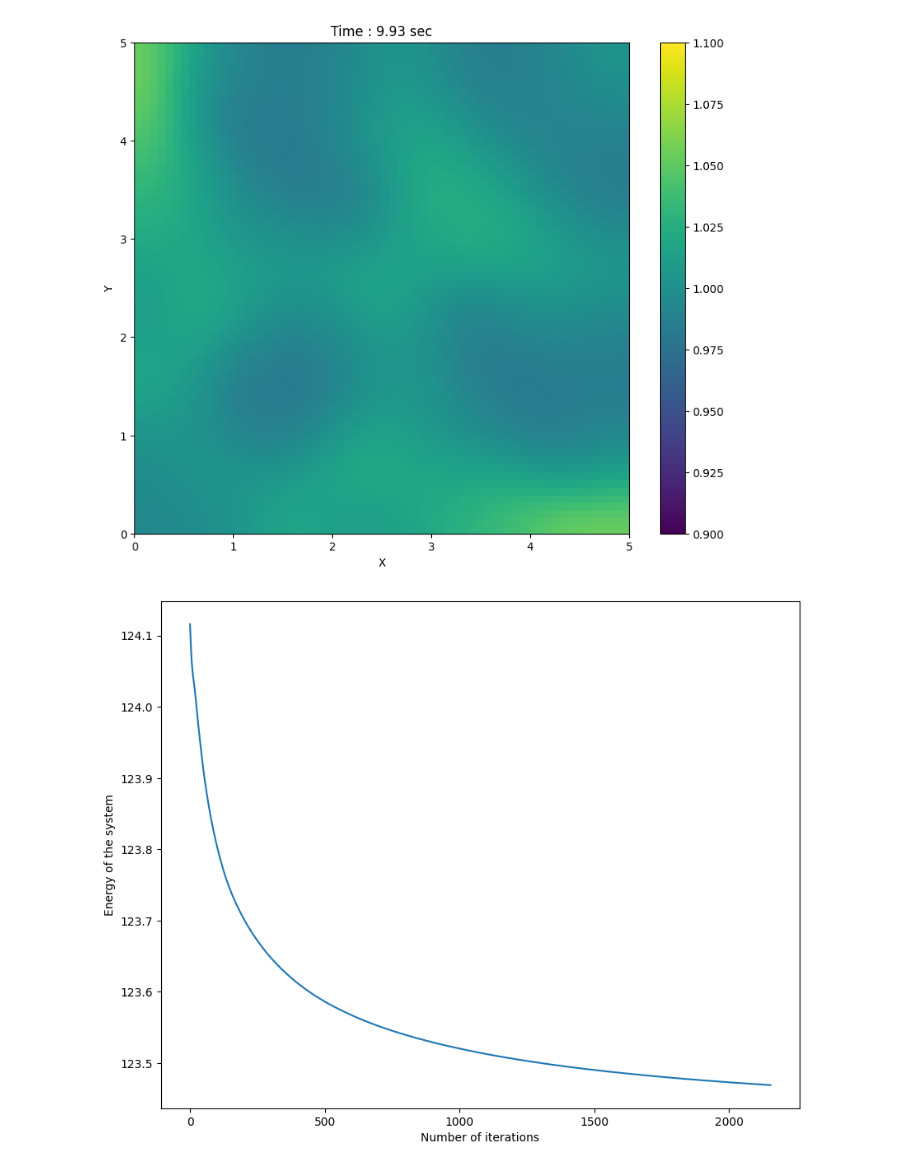
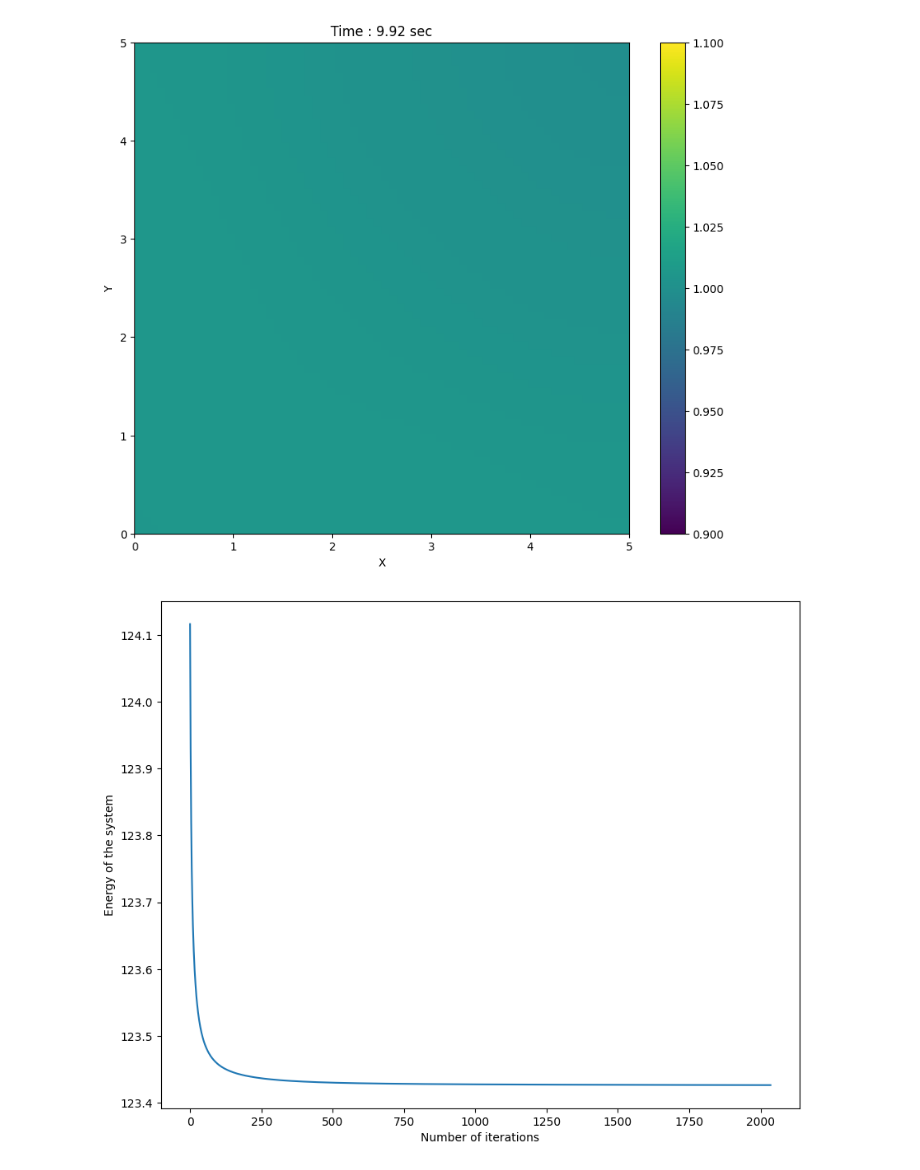
Before and after one commit to sparram/non_linear_pdes, a Jupyter notebook: 04_shallow_water_2d.ipynb, the cells around one changed output. Saved outputs shown, nothing was run; the diff lists cells and outputs as text; code cells hidden in the pictures.

```diff
--- a/04_shallow_water_2d.ipynb
+++ b/04_shallow_water_2d.ipynb
@@ -38,7 +38,7 @@ def rusanovX(qL, qR):
     velL, velR = np.abs(uL) + np.sqrt(grav * hL), np.abs(uR) + np.sqrt(grav * hR)
     aX = np.maximum(velL, velR)
 
-    F_X = 0.5 * (FL + FR) - 0.05 * aX * (qR - qL)
+    F_X = 0.5 * (FL + FR) - 0.5 * aX * (qR - qL)
     return F_X
 
 def rusanovY(qL, qR):
@@ -51,7 +51,7 @@ def rusanovY(qL, qR):
     velL, velR = np.abs(vL) + np.sqrt(grav * hL), np.abs(vR) + np.sqrt(grav * hR)
     aY = np.maximum(velL, velR)
 
-    G_Y = 0.5 * (GL + GR) - 0.05 * aY * (qR - qL)
+    G_Y = 0.5 * (GL + GR) - 0.5 * aY * (qR - qL)
     return G_Y
 
 def L(q):
@@ -82,34 +82,34 @@ m0 = q[0].sum() * dx
 T = 10.0
 t = 0.0
 cfl = 0.4
 k = 0
 
 E = []
 
 while t < T:
     h, u, v = q[0], q[1] / q[0], q[2] / q[0]
     vel = (np.abs(u) + np.sqrt(grav*h)).max() / dx + (np.abs(v) + np.sqrt(grav*h)).max() / dy
     dt = min(cfl / vel, T - t)
     q = step_ssp_rrk3(q, dt)
     t += dt
     k += 1
 
     E.append(np.sum(0.5 * h * (u**2 + v**2) + 0.5 * grav * h**2) * dx * dy)
 
     if k % 20 == 0 or False:
         clear_output(wait=True)
         plt.figure(figsize=(10,8))
         #plt.quiver(X[::5, ::5], Y[::5, ::5], u[::5, ::5], v[::5, ::5])
         plt.pcolormesh(X, Y, h)
         plt.colorbar()
         plt.clim(0.9,1.1)
         plt.title(f"Time : {t:.2f} sec")
         plt.xlabel('X')
         plt.ylabel('Y')
         plt.show()
         plt.pause(0.01)
 # %% [output]
-[figure, old version]
+[figure, new version]
 # %%
 plt.figure(figsize=(10,8))
 plt.plot(E)
@@ -117,4 +117,4 @@ plt.xlabel("Number of iterations")
 plt.ylabel("Energy of the system")
 plt.show()
 # %% [output]
-[figure, old version]
+[figure, new version]
```
